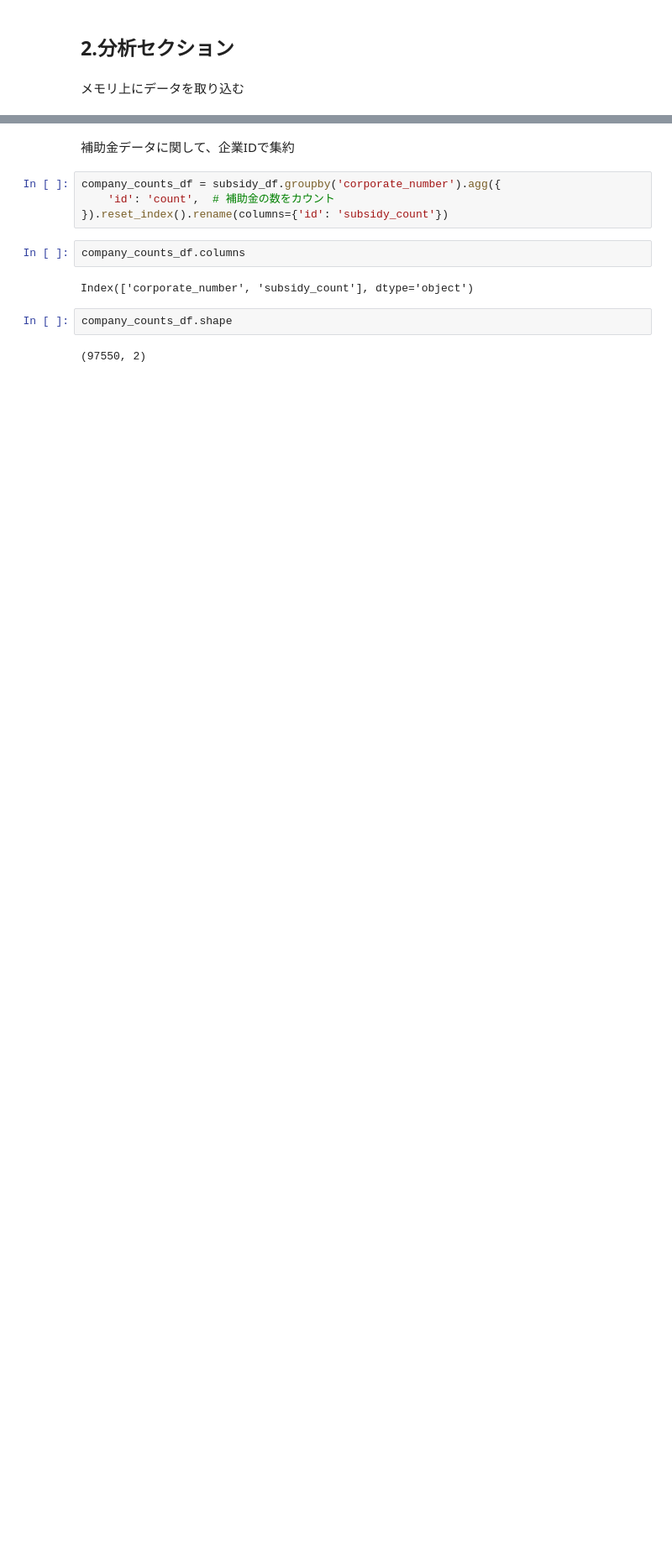
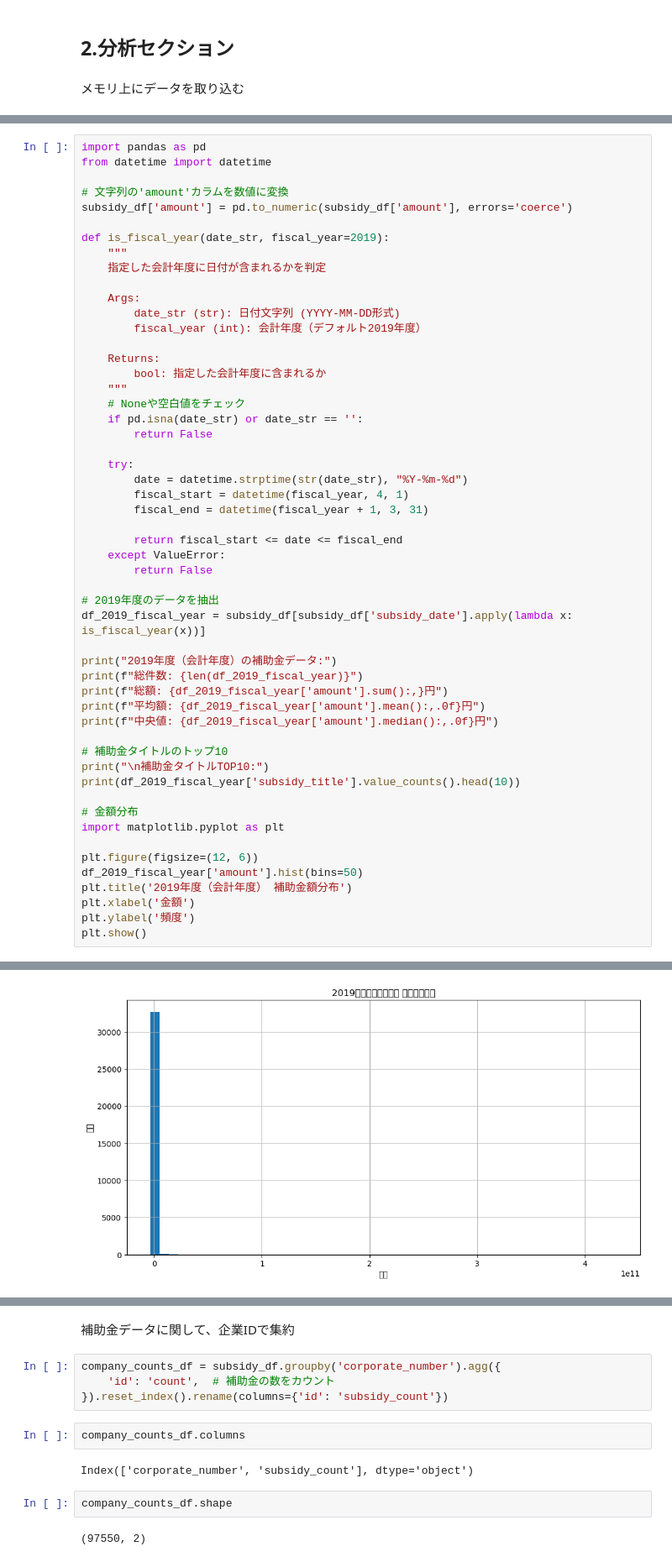
Before and after one commit to Rioto3/gbizinfo-subsidy-analysis, a Jupyter notebook: refactoring/03_anomaly_detection.ipynb, the cells around one changed output, grey strips where cells are left out. Shown at 84% size. Drawn from its saved outputs; the diff is of its cells as text; blank space fills up the shorter version.

```diff
--- a/refactoring/03_anomaly_detection.ipynb
+++ b/refactoring/03_anomaly_detection.ipynb
@@ -344,0 +485,54 @@ True
+# %%
+import pandas as pd
+from datetime import datetime
+
+# 文字列の'amount'カラムを数値に変換
+subsidy_df['amount'] = pd.to_numeric(subsidy_df['amount'], errors='coerce')
+
+def is_fiscal_year(date_str, fiscal_year=2019):
+    """
+    指定した会計年度に日付が含まれるかを判定
+
+    Args:
+        date_str (str): 日付文字列 (YYYY-MM-DD形式)
+        fiscal_year (int): 会計年度（デフォルト2019年度）
+
+    Returns:
+        bool: 指定した会計年度に含まれるか
+    """
+    # Noneや空白値をチェック
+    if pd.isna(date_str) or date_str == '':
+        return False
+
+    try:
+        date = datetime.strptime(str(date_str), "%Y-%m-%d")
+        fiscal_start = datetime(fiscal_year, 4, 1)
+        fiscal_end = datetime(fiscal_year + 1, 3, 31)
+
+        return fiscal_start <= date <= fiscal_end
+    except ValueError:
+        return False
+
+# 2019年度のデータを抽出
+df_2019_fiscal_year = subsidy_df[subsidy_df['subsidy_date'].apply(lambda x: is_fiscal_year(x))]
+
+print("2019年度（会計年度）の補助金データ:")
+print(f"総件数: {len(df_2019_fiscal_year)}")
+print(f"総額: {df_2019_fiscal_year['amount'].sum():,}円")
+print(f"平均額: {df_2019_fiscal_year['amount'].mean():,.0f}円")
+print(f"中央値: {df_2019_fiscal_year['amount'].median():,.0f}円")
+
+# 補助金タイトルのトップ10
+print("\n補助金タイトルTOP10:")
+print(df_2019_fiscal_year['subsidy_title'].value_counts().head(10))
+
+# 金額分布
+import matplotlib.pyplot as plt
+
+plt.figure(figsize=(12, 6))
+df_2019_fiscal_year['amount'].hist(bins=50)
+plt.title('2019年度（会計年度） 補助金額分布')
+plt.xlabel('金額')
+plt.ylabel('頻度')
+plt.show()
+# %% [output]
@@ -344,0 +558 @@ True
+[figure, added]
```
Also changed, not shown: parts of 16 cells of this notebook.
